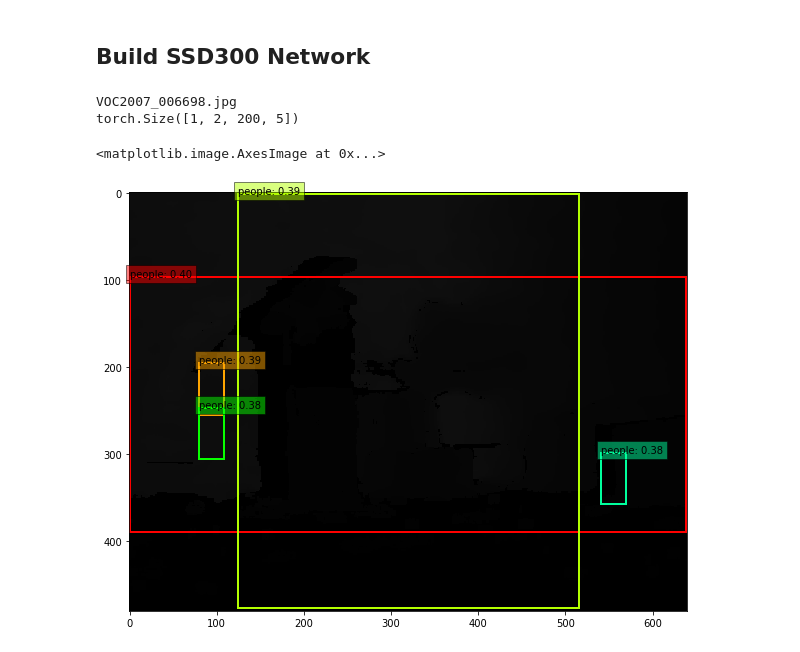
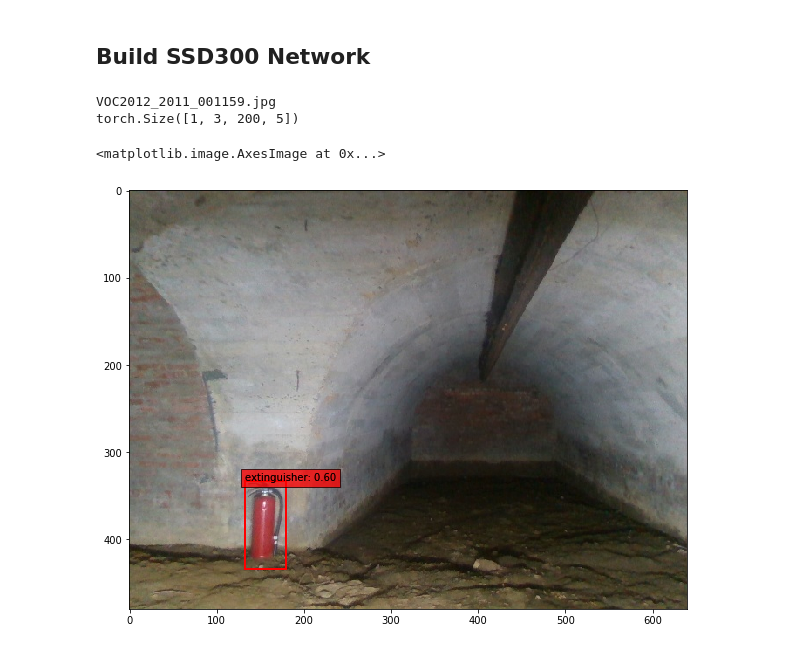
Before and after one commit to championway/ssd.pytorch, a Jupyter notebook: Validation.ipynb, the cells around one changed output. Saved outputs shown, nothing was run; the diff lists cells and outputs as text; code cells hidden in the pictures.

Commit message:
for real ssd

```diff
--- a/Validation.ipynb
+++ b/Validation.ipynb
@@ -28,12 +28,12 @@ label = ['background']
 for i in label_idx:
     label.append(i[0])
 print(label)
-label = ['background', 'people', 'palm']
+label = ['background', 'extinguisher', 'driller']
 # %% [output]
 ['background', 'people']
 # %%
-net = build_ssd('test', 300, 2)    # initialize SSD, +1 for background
-net.load_weights('./weights/subt_real/subt_real_95.pth')
+net = build_ssd('test', 300, 3)    # initialize SSD, +1 for background
+net.load_weights('/media/arg_ws3/5E703E3A703E18EB/data/subt_real/model/subt_artifact_30.pth')
 # %% [output]
 Loading weights into state dict...
 Finished!
@@ -53,8 +53,15 @@ print(img_id)
 #img_path = IMAGE_ROOT + '/' + img_list[img_id] + '.jpg'
 #print(img_id)
 #image = cv2.imread(IMAGE_ROOT + img_id)
-image = cv2.imread('/media/arg_ws3/5E703E3A703E18EB/data/subt_real_ssd/JPEGImages/scene000001_9.png')
+image = cv2.imread('/home/arg_ws3/argbot/test.jpg')
 rgb_image = cv2.cvtColor(image, cv2.COLOR_RGB2BGR)
+'''if len(image.shape) == 2:
+    image = cv2.cvtColor(image, cv2.COLOR_GRAY2BGR)
+if image.dtype == np.uint16:
+    image = image/10.
+    rgb_image = image
+else:
+    rgb_image = cv2.cvtColor(image, cv2.COLOR_RGB2BGR)'''
 # View the sampled input image before transform
 plt.figure(figsize=(10,10))
 #plt.imshow(rgb_image)
@@ -67,36 +74,36 @@ x = x[:, :, ::-1].copy()
 x = torch.from_numpy(x).permute(2, 0, 1)
 
 xx = Variable(x.unsqueeze(0))     # wrap tensor in Variable
 if torch.cuda.is_available():
     xx = xx.cuda()
 y = net(xx)
 print(y.shape)
 currentAxis = plt.gca()
 scale = torch.Tensor(rgb_image.shape[1::-1]).repeat(2)
 detections = y.data # torch.Size([1, 4, 200, 5]) --> [batch?, class, object, coordinates]
 objs = []
 for i in range(detections.size(1)): # detections.size(1) --> class size
     for j in range(5): # each class choose top 5 predictions
-        if detections[0, i, j, 0].cpu().numpy() > 0.2:
+        if detections[0, i, j, 0].cpu().numpy() > 0.3:
             score = detections[0, i, j, 0]
             pt = (detections[0, i, j,1:]*scale).cpu().numpy()
             objs.append([pt[0], pt[1], pt[2]-pt[0]+1, pt[3]-pt[1]+1, i, score])
     color_BBX = (255, 255, 0)
     color_TEXT = (255, 0, 0)
     colors = plt.cm.hsv(np.linspace(0, 1, 10)).tolist()
     for i, obj in enumerate(objs):
         #cv2.rectangle(rgb_image, (int(obj[0]), int(obj[1])),\
         #            (int(obj[0] + obj[2]), int(obj[1] + obj[3])), color_BBX, 3)
         #cv2.putText(rgb_image, label[obj[4]], (int(obj[0]), int(obj[1])), 0, 1, color_TEXT,2)
         coords = (obj[0], obj[1]), obj[2], obj[3]
         display_txt = '%s: %.2f'%(label[obj[4]], obj[5])
         currentAxis.add_patch(plt.Rectangle(*coords, fill=False, edgecolor=colors[i], linewidth=2))
         currentAxis.text(obj[0], obj[1], display_txt, bbox={'facecolor':colors[i], 'alpha':0.5})
 plt.imshow(rgb_image)
 # %% [output]
-VOC2007_006698.jpg
-torch.Size([1, 2, 200, 5])
+VOC2012_2011_001159.jpg
+torch.Size([1, 3, 200, 5])
 <matplotlib.image.AxesImage at 0x...>
-[figure, old version]
+[figure, new version]
 # %%
 torch.Size([1, 2, 200, 5])
```
Also changed, not shown: parts of 5 cells of this notebook, 12 other files.
